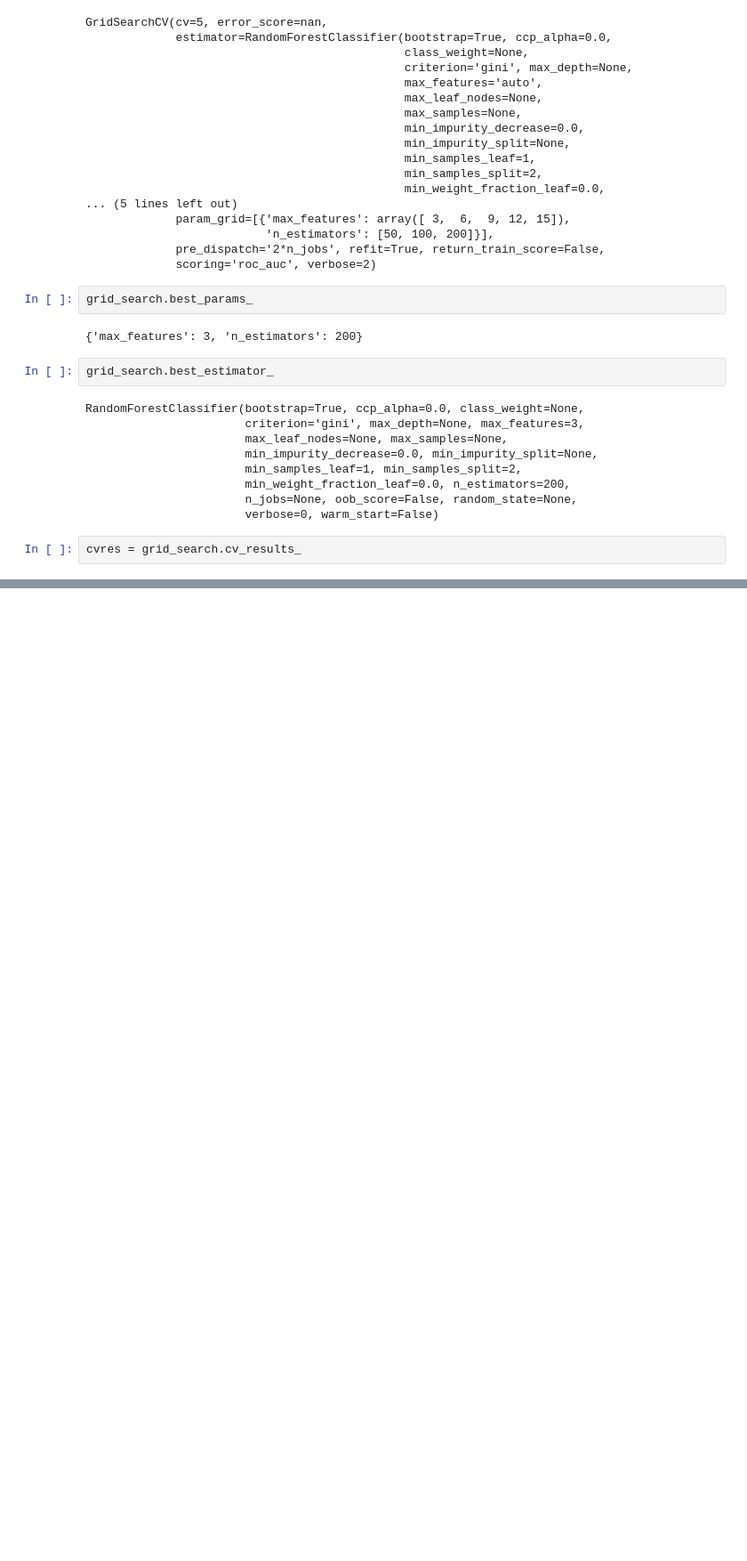
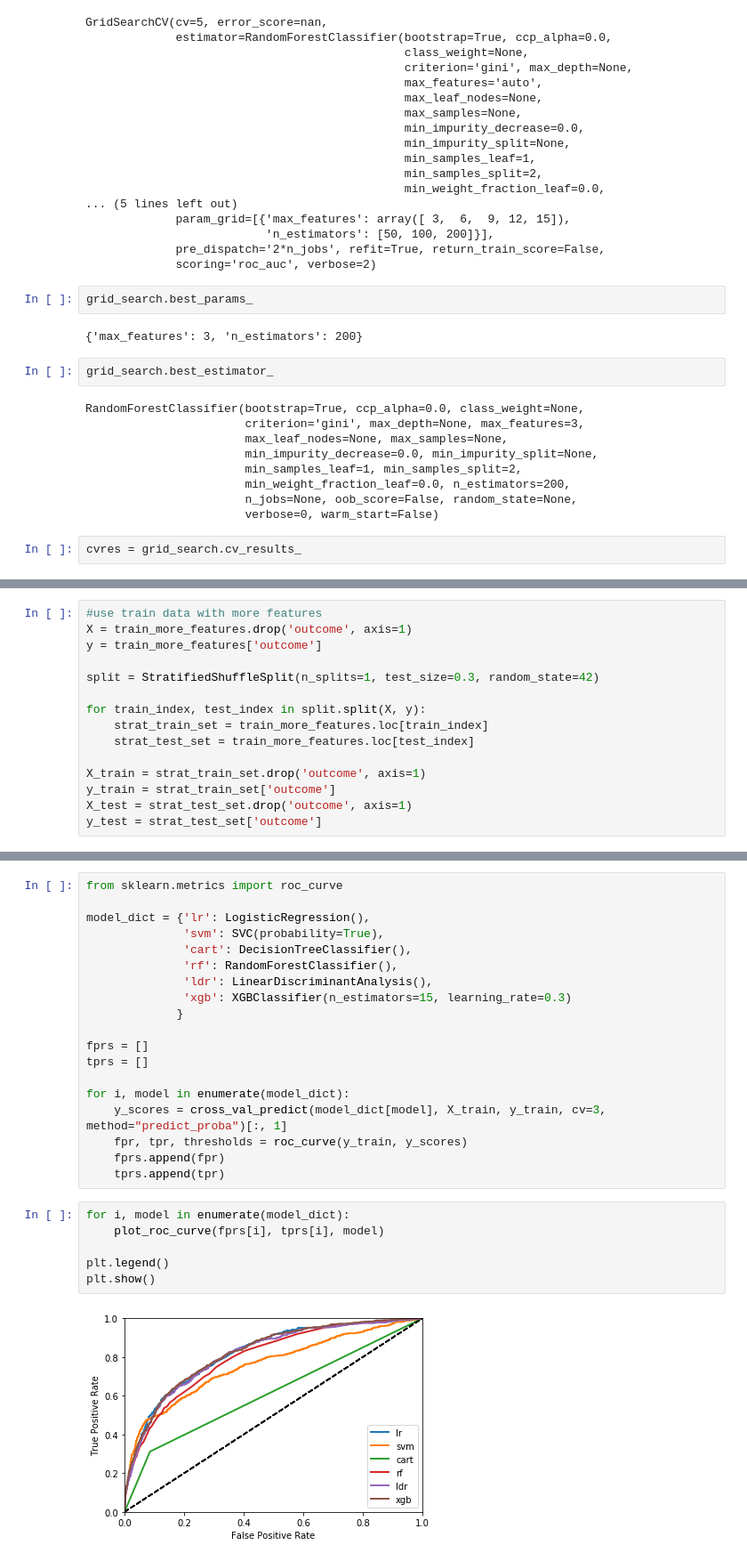
Before and after one commit to djhuangit/ds_projects_public, a Jupyter notebook: blue_owl_challenge/Machine Learning simple tech challenge/solution.ipynb, the cells around one changed output, grey strips where cells are left out. Shown: that part at 89% size. Saved outputs shown, nothing was run; the diff lists cells and outputs as text; blank space fills up the shorter version.

```diff
--- a/blue_owl_challenge/Machine Learning simple tech challenge/solution.ipynb
+++ b/blue_owl_challenge/Machine Learning simple tech challenge/solution.ipynb
@@ -543,0 +532,15 @@ memory usage: 703.2+ KB
+# %%
+#use train data with more features
+X = train_more_features.drop('outcome', axis=1)
+y = train_more_features['outcome']
+
+split = StratifiedShuffleSplit(n_splits=1, test_size=0.3, random_state=42)
+
+for train_index, test_index in split.split(X, y):
+    strat_train_set = train_more_features.loc[train_index]
+    strat_test_set = train_more_features.loc[test_index]
+
+X_train = strat_train_set.drop('outcome', axis=1)
+y_train = strat_train_set['outcome']
+X_test = strat_test_set.drop('outcome', axis=1)
+y_test = strat_test_set['outcome']
@@ -543,0 +577,27 @@ memory usage: 703.2+ KB
+# %%
+from sklearn.metrics import roc_curve
+
+model_dict = {'lr': LogisticRegression(),
+              'svm': SVC(probability=True),
+              'cart': DecisionTreeClassifier(),
+              'rf': RandomForestClassifier(),
+              'ldr': LinearDiscriminantAnalysis(),
+              'xgb': XGBClassifier(n_estimators=15, learning_rate=0.3)
+             }
+
+fprs = []
+tprs = []
+
+for i, model in enumerate(model_dict):
+    y_scores = cross_val_predict(model_dict[model], X_train, y_train, cv=3, method="predict_proba")[:, 1]
+    fpr, tpr, thresholds = roc_curve(y_train, y_scores)
+    fprs.append(fpr)
+    tprs.append(tpr)
+# %%
+for i, model in enumerate(model_dict):
+    plot_roc_curve(fprs[i], tprs[i], model)
+
+plt.legend()
+plt.show()
+# %% [output]
+[figure, added]
```
Also changed, not shown: parts of 40 cells of this notebook, 1 other file.
